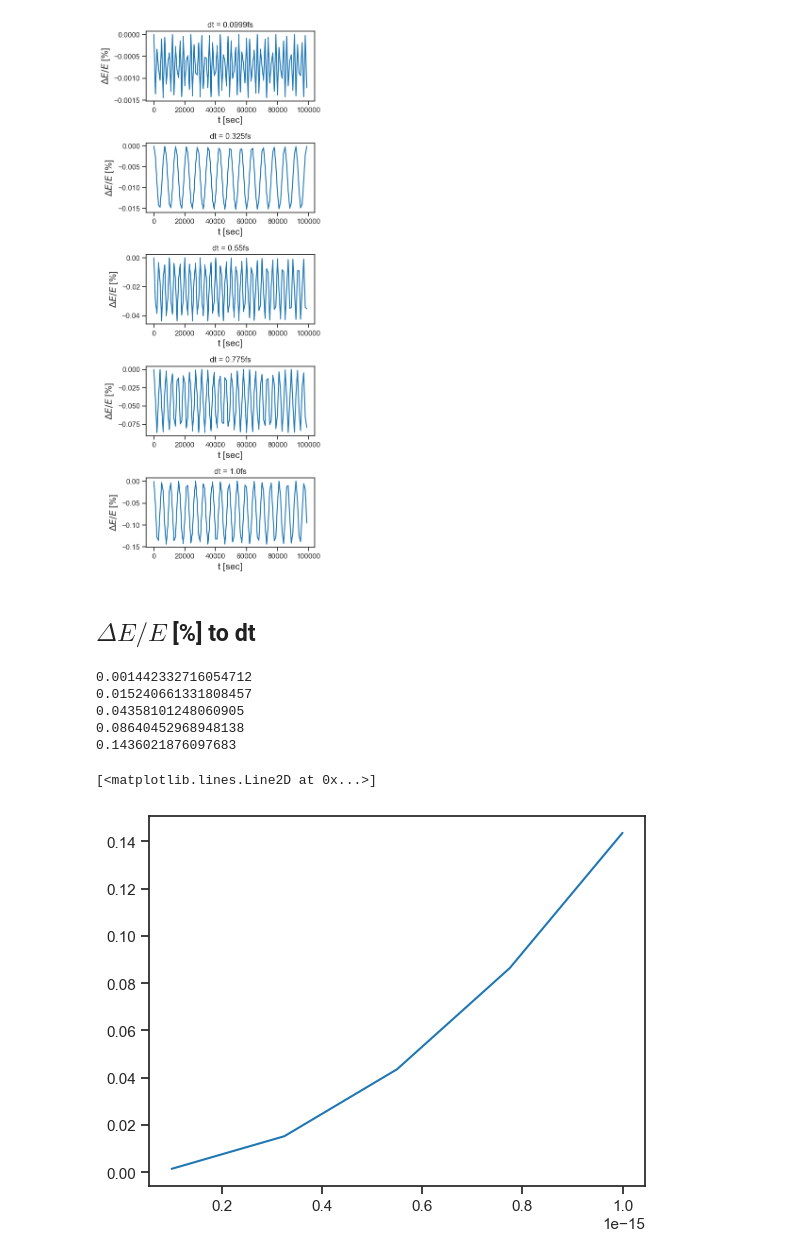
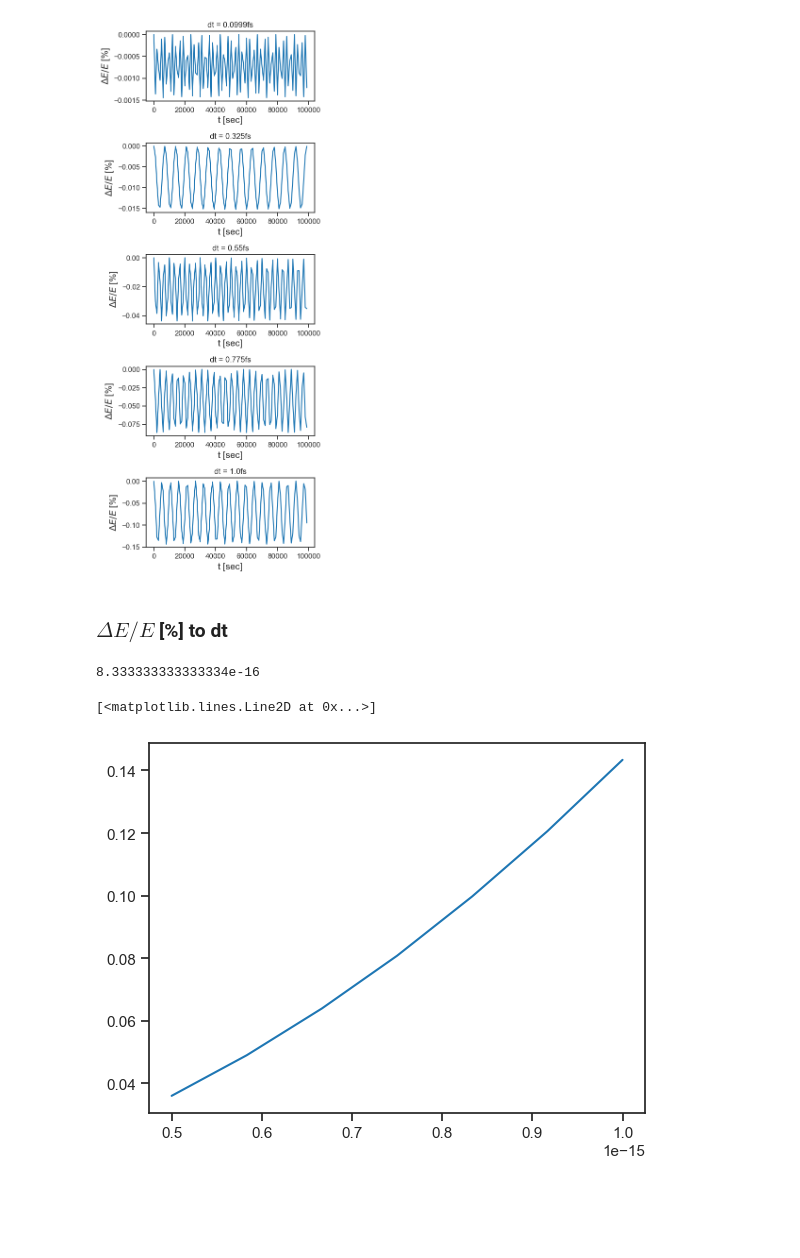
Before and after one commit to SagiMeir/Simulations4Beginners, a Jupyter notebook: getting_started.ipynb, the cells around one changed output. Saved outputs shown, nothing was run; the diff lists cells and outputs as text; code cells hidden in the pictures; blank space fills up the shorter version.

```diff
--- a/getting_started.ipynb
+++ b/getting_started.ipynb
@@ -58,7 +58,7 @@ sns.set_theme(style="ticks",rc={'axes.labelsize':14},palette='tab10')
 fig, ax = plt.subplots(5,1,figsize=(5,12))
 for i, dt in enumerate(np.linspace(0.1E-15, 0.1E-14, 5)):
     df = pd.read_csv("simForFig1_" + str(i) + ".log", sep='\s+')
-    ax[i].plot(df["step"].values, (df["E"].values - df['E'].values[0]) * 100/ df['E'].values)
+    ax[i].plot(df["step"].values, (df["E"].values - df['E'].values[0]) * 100/ df['E'].values[0])
     ax[i].set_title("dt = " + str(dt * 1E15)[:6] + "fs")
     ax[i].set_xlabel('t [sec]')
     ax[i].set_ylabel(r'$\Delta E/E$ [%]')
@@ -69,27 +69,29 @@ plt.tight_layout()
 # %% [output]
 [figure]
 # %% [markdown]
-## $\Delta E/E$ [%] to dt
+### $\Delta E/E$ [%] to dt
 # %%
 import numpy as np
 import pandas as pd
 import matplotlib.pyplot as plt
 # and for nice looking plots:
 import seaborn as sns
 sns.set_theme(style="ticks",rc={'axes.labelsize':14},palette='tab10')
 
 lst = []
-for i in range(5):
+prevDt = 0
+found = False
+for i, dt in enumerate(np.linspace(0.5E-15, 1E-15, 7)):
     df = pd.read_csv("simForFigDt_" + str(i) + ".log", sep='\s+')
-    maxDiff = max(abs((df["E"].values - df['E'].values[0]) * 100/ df['E'].values))
-    print(maxDiff)
+    maxDiff = max(abs((df["E"].values - df['E'].values[0]) * 100/ df['E'].values[0]))
+    #print(maxDiff)
+    if maxDiff >= 0.1 and not found:
+        print(prevDt)
+        found = True
     lst.append(maxDiff)
-plt.plot(np.linspace(0.1E-15, 1E-15, 5), lst)
+    prevDt = dt
+plt.plot(np.linspace(0.5E-15, 1E-15, 7), lst)
 # %% [output]
-0.001442332716054712
-0.015240661331808457
-0.04358101248060905
-0.08640452968948138
-0.1436021876097683
+8.333333333333334e-16
 [<matplotlib.lines.Line2D at 0x...>]
-[figure, old version]
+[figure, new version]
```
Also changed, not shown: parts of 4 cells of this notebook, 1 other file.
